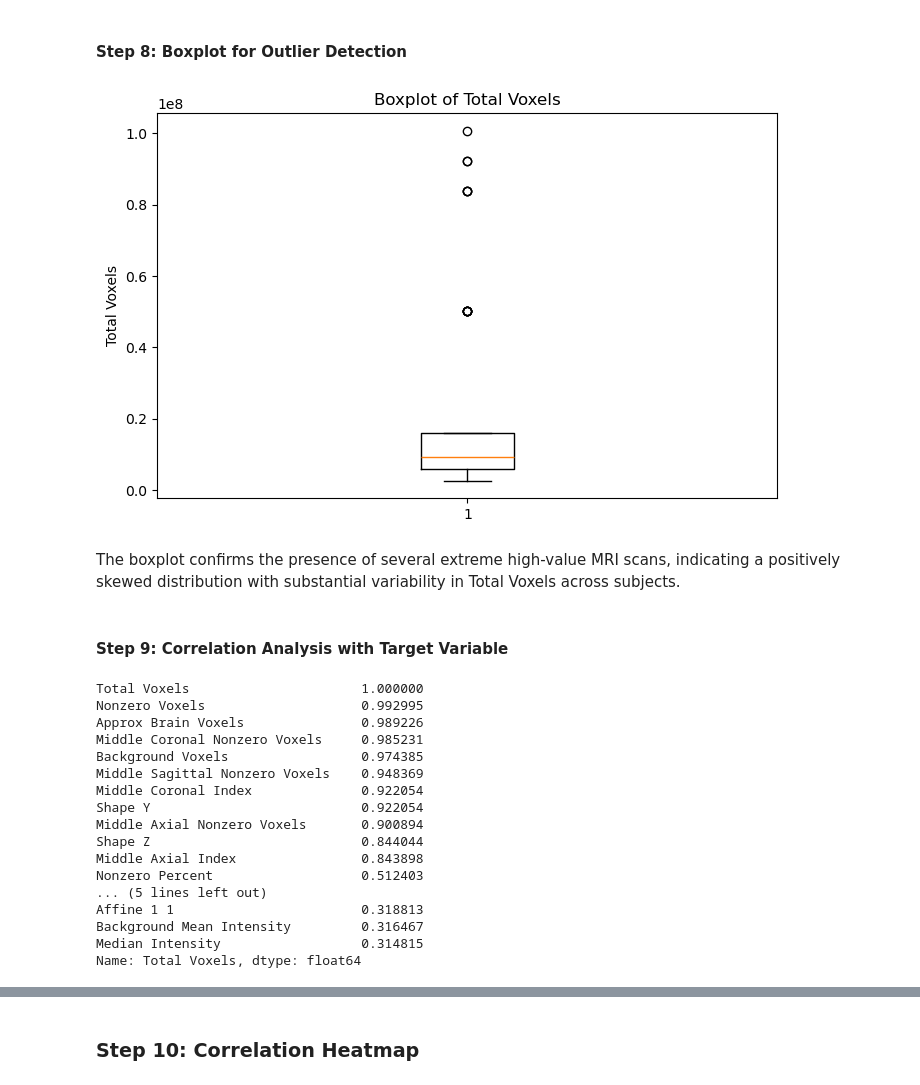
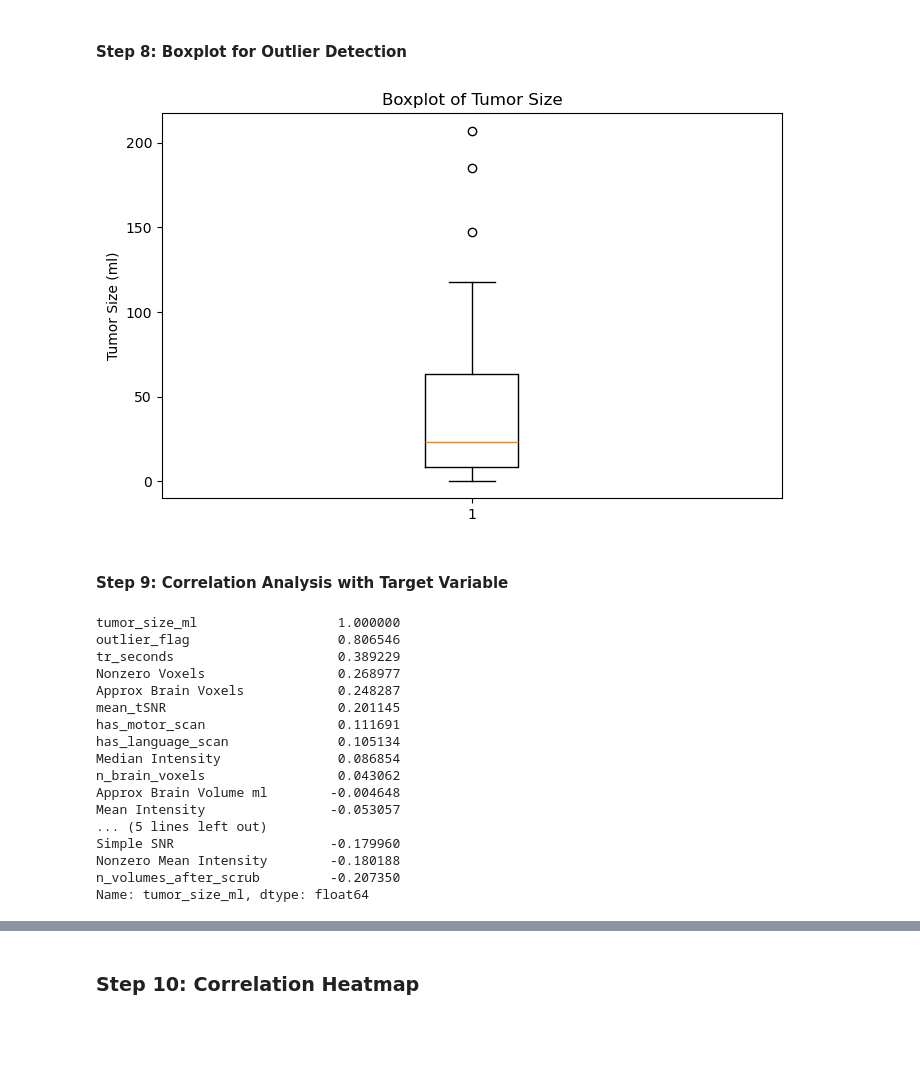
Before and after one commit to Fenny2109/MRI-Brain-Tumor-Volume-Prediction, a Jupyter notebook: Project.ipynb, the cells around one changed output, grey strips where cells are left out. Cells and saved outputs as stored; diff of their text form; code cells hidden in the pictures; blank space fills up the shorter version.

```diff
--- a/Project.ipynb
+++ b/Project.ipynb
@@ -12,10 +10,7 @@ These libraries are used for loading the Excel dataset, cleaning data, calculati
 # %% [markdown]
 #### Step 2. Load Dataset
 # %%
-df = pd.read_excel(
-    "overall_mri_full_clean.xlsx",
-    sheet_name="MRI_Table"
-)
+df = pd.read_csv("final_tumor_size_modeling_dataset.csv")
 
 print(df.shape)
 print(df.head())
@@ -42,7 +35,8 @@ This loads the MRI_Table sheet from the Excel file. The shape shows the number o
 # %% [markdown]
 #### Step 3: Remove Failed MRI Scans
 # %%
-df = df.dropna(subset=["Total Voxels"])
+# Remove rows where target is missing
+df = df.dropna(subset=["tumor_size_ml"])
 
 print(df.shape)
 # %% [output]
@@ -143,40 +200,38 @@ The histogram indicates that Total Voxels is positively skewed. Most MRI scans c
 # %%
 plt.figure(figsize=(8,5))
 
-plt.boxplot(df["Total Voxels"])
+plt.boxplot(df["tumor_size_ml"])
 
-plt.title("Boxplot of Total Voxels")
-plt.ylabel("Total Voxels")
+plt.title("Boxplot of Tumor Size")
+plt.ylabel("Tumor Size (ml)")
 plt.show()
 # %% [output]
-[figure, old version]
+[figure, new version]
-# %% [markdown]
-The boxplot confirms the presence of several extreme high-value MRI scans, indicating a positively skewed distribution with substantial variability in Total Voxels across subjects.
 # %% [markdown]
 #### Step 9: Correlation Analysis with Target Variable
 # %%
 corr = df.corr(numeric_only=True)
 
-corr_target = corr["Total Voxels"]
+corr_target = corr["tumor_size_ml"]
 
 print(
     corr_target.sort_values(ascending=False).head(20)
 )
 # %% [output]
-Total Voxels                      1.000000
-Nonzero Voxels                    0.992995
-Approx Brain Voxels               0.989226
-Middle Coronal Nonzero Voxels     0.985231
-Background Voxels                 0.974385
-Middle Sagittal Nonzero Voxels    0.948369
-Middle Coronal Index              0.922054
-Shape Y                           0.922054
-Middle Axial Nonzero Voxels       0.900894
-Shape Z                           0.844044
-Middle Axial Index                0.843898
-Nonzero Percent                   0.512403
+tumor_size_ml                  1.000000
+outlier_flag                   0.806546
+tr_seconds                     0.389229
+Nonzero Voxels                 0.268977
+Approx Brain Voxels            0.248287
+mean_tSNR                      0.201145
+has_motor_scan                 0.111691
+has_language_scan              0.105134
+Median Intensity               0.086854
+n_brain_voxels                 0.043062
+Approx Brain Volume ml        -0.004648
+Mean Intensity                -0.053057
 ... (5 lines left out)
-Affine 1 1                        0.318813
-Background Mean Intensity         0.316467
-Median Intensity                  0.314815
-Name: Total Voxels, dtype: float64
+Simple SNR                    -0.179960
+Nonzero Mean Intensity        -0.180188
+n_volumes_after_scrub         -0.207350
+Name: tumor_size_ml, dtype: float64
```
Also changed, not shown: parts of 59 cells of this notebook, 2 other files.
